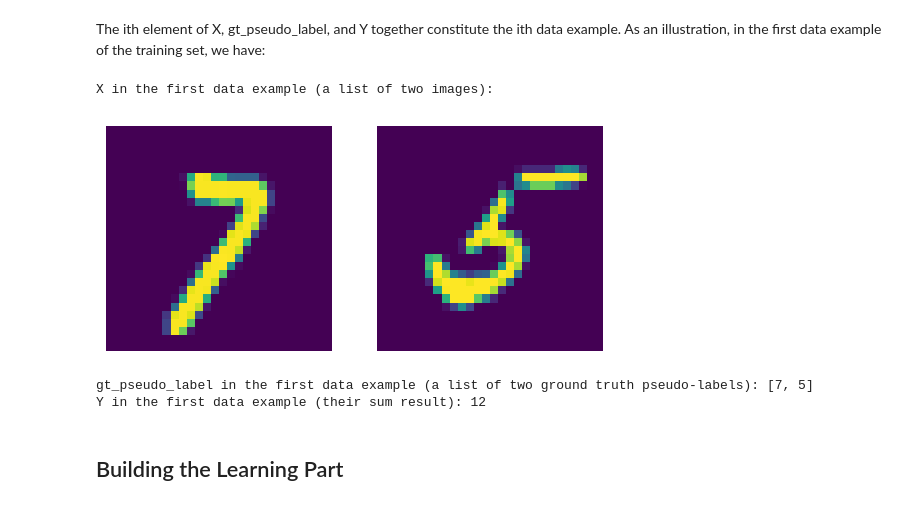
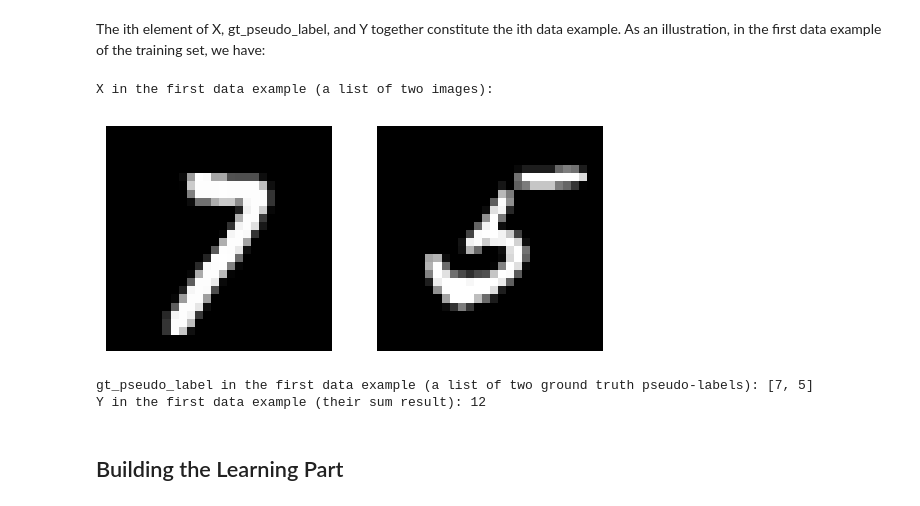
Before and after one commit to AbductiveLearning/ABLkit, a Jupyter notebook: examples/mnist_add/mnist_add.ipynb, the cells around one changed output. Drawn from its saved outputs; the diff is of its cells as text; code cells hidden in the pictures.

```diff
--- a/examples/mnist_add/mnist_add.ipynb
+++ b/examples/mnist_add/mnist_add.ipynb
@@ -65,18 +65,18 @@ The ith element of X, gt_pseudo_label, and Y together constitute the ith data ex
 # %%
 X_0, gt_pseudo_label_0, Y_0 = train_X[0], train_gt_pseudo_label[0], train_Y[0]
 print(f"X in the first data example (a list of two images):")
 plt.subplot(1,2,1)
 plt.axis('off')
-plt.imshow(X_0[0].numpy().transpose(1, 2, 0))
+plt.imshow(X_0[0].squeeze(), cmap='gray')
 plt.subplot(1,2,2)
 plt.axis('off')
-plt.imshow(X_0[1].numpy().transpose(1, 2, 0))
+plt.imshow(X_0[1].squeeze(), cmap='gray')
 plt.show()
 print(f"gt_pseudo_label in the first data example (a list of two ground truth pseudo-labels): {gt_pseudo_label_0}")
 print(f"Y in the first data example (their sum result): {Y_0}")
 # %% [output]
 X in the first data example (a list of two images):
-[figure, old version]
+[figure, new version]
 gt_pseudo_label in the first data example (a list of two ground truth pseudo-labels): [7, 5]
 Y in the first data example (their sum result): 12
 # %% [markdown]
```
Also changed, not shown: 16 other files.
